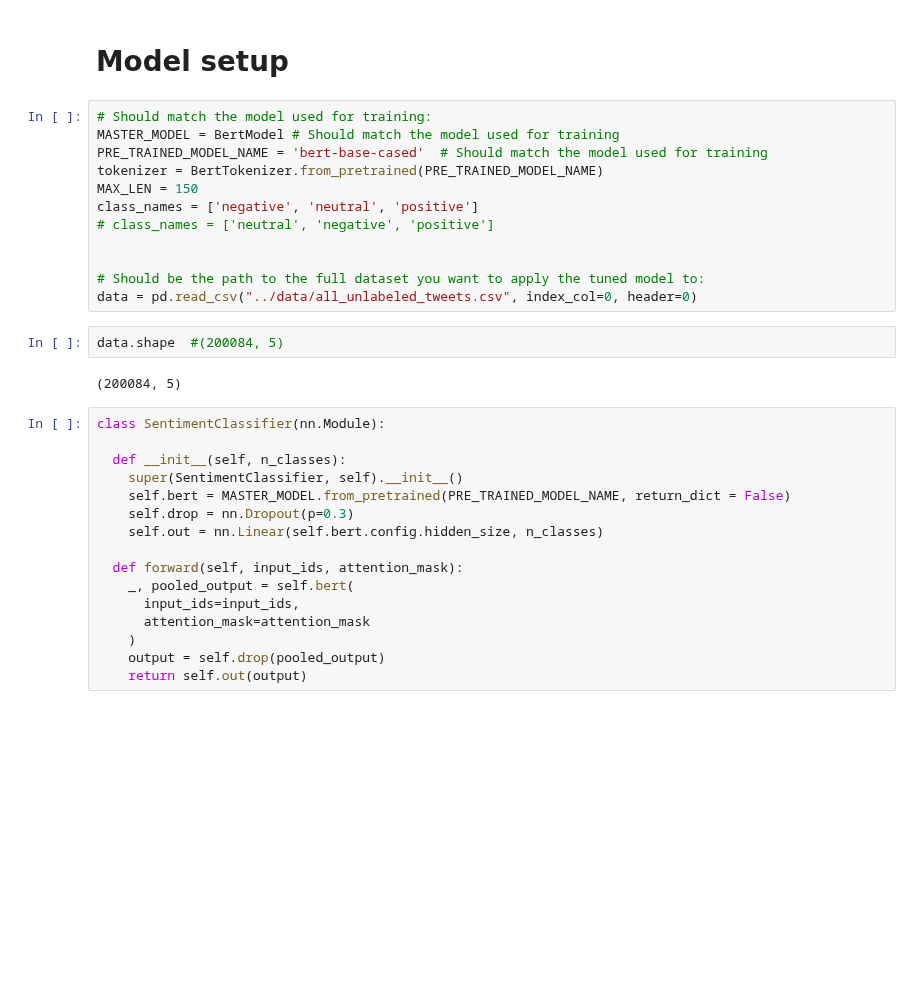
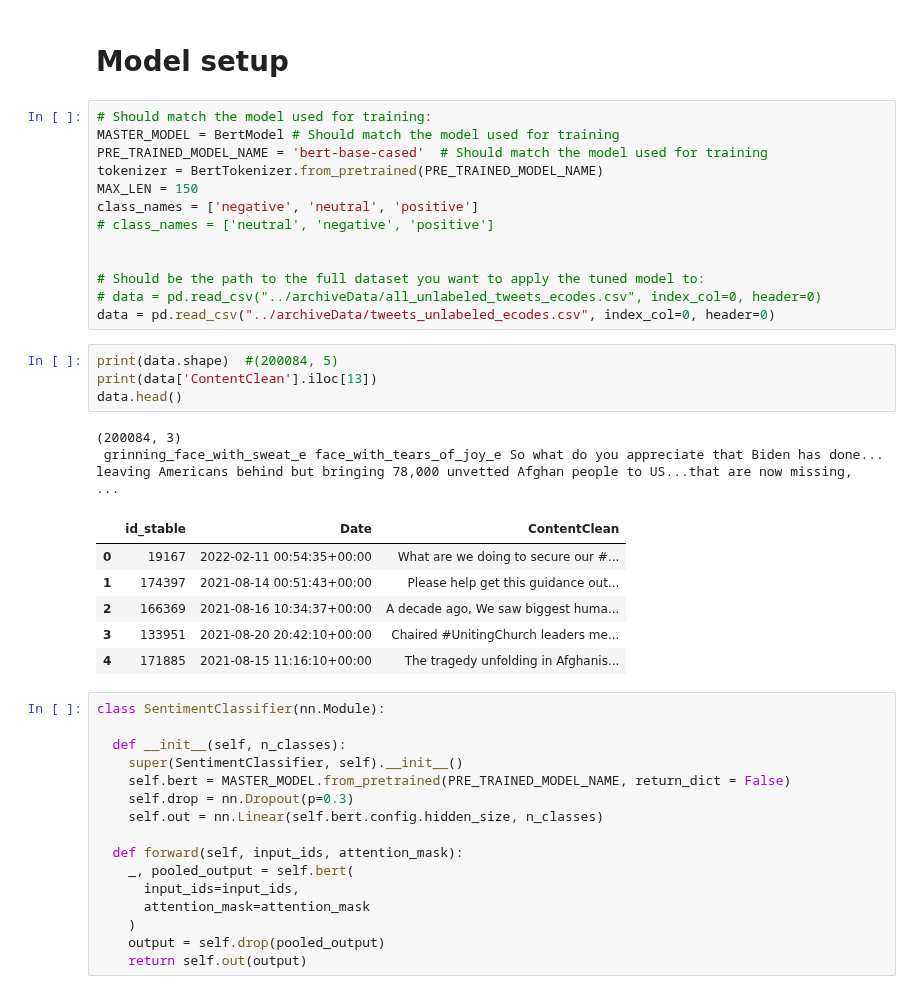
Before and after one commit to loopyQueen/RefugeeSentiment, a Jupyter notebook: nlpBert/loadingModel.ipynb, the cells around one changed output. Drawn from its saved outputs; the diff is of its cells as text; blank space fills up the shorter version.

Commit message:
fixed some data bugs. About to start the model on full dataset

```diff
--- a/nlpBert/loadingModel.ipynb
+++ b/nlpBert/loadingModel.ipynb
@@ -38,11 +38,21 @@ class_names = ['negative', 'neutral', 'positive']
 
 
 # Should be the path to the full dataset you want to apply the tuned model to:
-data = pd.read_csv("../data/all_unlabeled_tweets.csv", index_col=0, header=0)
+# data = pd.read_csv("../archiveData/all_unlabeled_tweets_ecodes.csv", index_col=0, header=0)
+data = pd.read_csv("../archiveData/tweets_unlabeled_ecodes.csv", index_col=0, header=0)
-# %%
-data.shape  #(200084, 5)
-# %% [output]
-(200084, 5)
+# %%
+print(data.shape)  #(200084, 5)
+print(data['ContentClean'].iloc[13])
+data.head()
+# %% [output]
+(200084, 3)
+ grinning_face_with_sweat_e face_with_tears_of_joy_e So what do you appreciate that Biden has done... leaving Americans behind but bringing 78,000 unvetted Afghan people to US...that are now missing,  ...
+|  | id_stable | Date | ContentClean |
+| 0 | 19167 | 2022-02-11 00:54:35+00:00 | What are we doing to secure our #... |
+| 1 | 174397 | 2021-08-14 00:51:43+00:00 | Please help get this guidance out... |
+| 2 | 166369 | 2021-08-16 10:34:37+00:00 | A decade ago, We saw biggest huma... |
+| 3 | 133951 | 2021-08-20 20:42:10+00:00 | Chaired #UnitingChurch leaders me... |
+| 4 | 171885 | 2021-08-15 11:16:10+00:00 | The tragedy unfolding in Afghanis... |
 # %%
 class SentimentClassifier(nn.Module):
 
```
Also changed, not shown: parts of 4 cells of this notebook, 3 other files.
